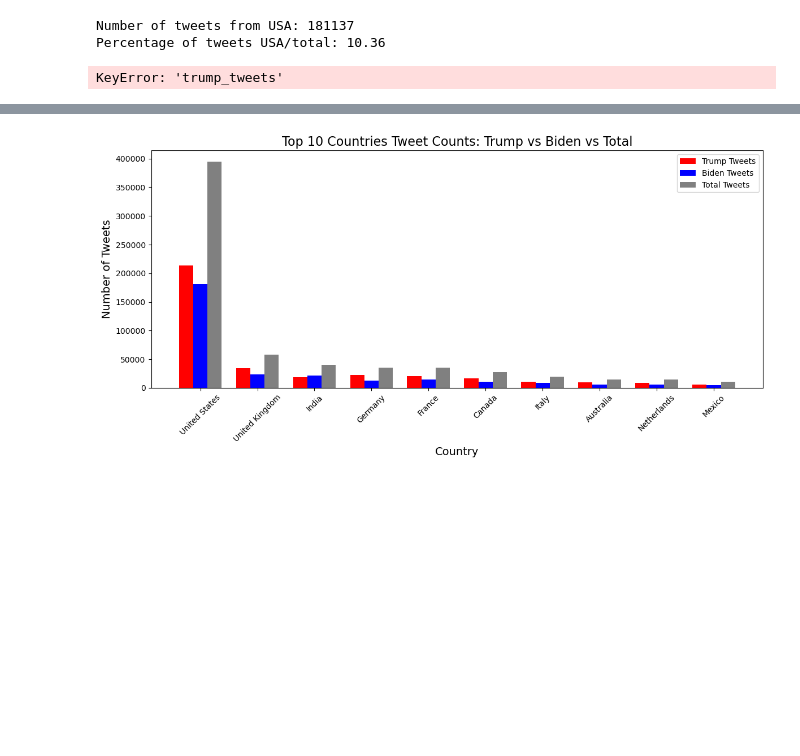
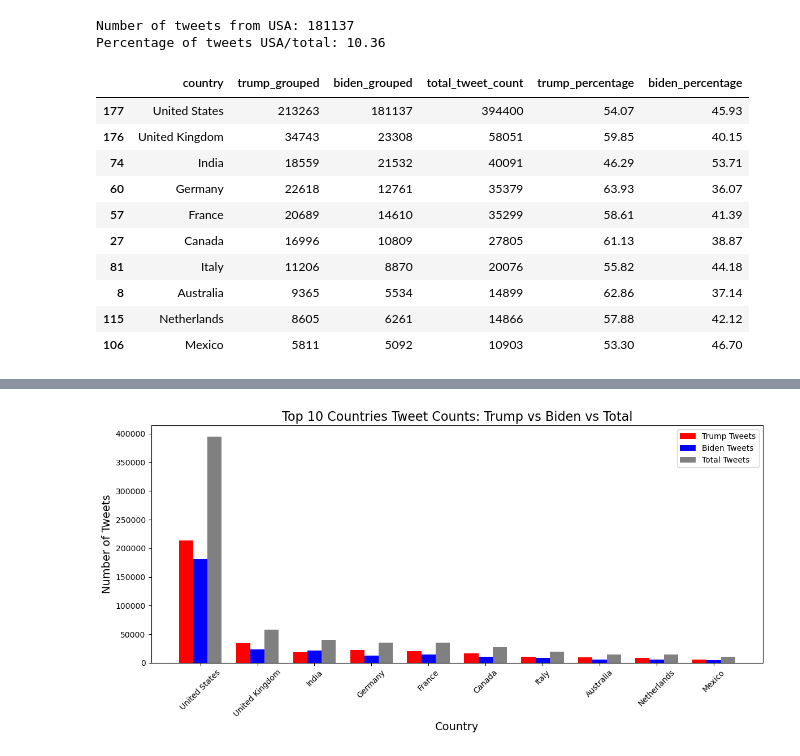
Before and after one commit to GulsahDurmaz/redi_fall2024_data_circle_twitter_project, a Jupyter notebook: Data_Circle_US_Election_2020_Tweets.ipynb, the cells around one changed output, grey strips where cells are left out. Cells and saved outputs as stored; diff of their text form; code cells hidden in the pictures; blank space fills up the shorter version.

```diff
--- a/Data_Circle_US_Election_2020_Tweets.ipynb
+++ b/Data_Circle_US_Election_2020_Tweets.ipynb
@@ -400,33 +400,43 @@ Percentage of tweets USA/total: 10.36
 # %%
 # Group by country and count tweets
 trump_grouped = trump_df.groupby('country')['tweet'].count().reset_index(name='trump_grouped')
 biden_grouped = biden_df.groupby('country')['tweet'].count().reset_index(name='biden_grouped')
 
 # Merge the grouped DataFrames on 'country'
 combined_df = pd.merge(trump_grouped, biden_grouped, on='country', how='outer')
 
 # Fill NaN values with 0
 combined_df.fillna(0, inplace=True)
 
 # Convert tweet counts to integers
 combined_df['trump_grouped'] = combined_df['trump_grouped'].astype(int)
 combined_df['biden_grouped'] = combined_df['biden_grouped'].astype(int)
 
 # Total counts
 combined_df['total_tweet_count'] = combined_df['trump_grouped'] + combined_df['biden_grouped']
 
-combined_df['trump_percentage'] = (combined_df['trump_grouped'] / combined_df['total_tweets'] * 100).round(2)
-combined_df['biden_percentage'] = (combined_df['biden_grouped'] / combined_df['total_tweets'] * 100).round(2)
+combined_df['trump_percentage'] = (combined_df['trump_grouped'] / combined_df['total_tweet_count'] * 100).round(2)
+combined_df['biden_percentage'] = (combined_df['biden_grouped'] / combined_df['total_tweet_count'] * 100).round(2)
 
-combined_df['usa_percentage_total'] = (combined_df['total_tweets'] / combined_df['total_tweets_overall'] * 100).round(2)
+#combined_df['usa_percentage_total'] = (combined_df['total_tweet_count'] / combined_df['total_tweets_overall'] * 100).round(2)
 
 # Sort and show the first 10 countries
 combined_df = combined_df.sort_values(by='total_tweet_count', ascending=False)
 
 # Display the combined DataFrame
 combined_df.head(10)
 # %% [output]
-KeyError: 'trump_tweets'
+|  | country | trump_grouped | biden_grouped | total_tweet_count | trump_percentage | biden_percentage |
+| 177 | United States | 213263 | 181137 | 394400 | 54.07 | 45.93 |
+| 176 | United Kingdom | 34743 | 23308 | 58051 | 59.85 | 40.15 |
+| 74 | India | 18559 | 21532 | 40091 | 46.29 | 53.71 |
+| 60 | Germany | 22618 | 12761 | 35379 | 63.93 | 36.07 |
+| 57 | France | 20689 | 14610 | 35299 | 58.61 | 41.39 |
+| 27 | Canada | 16996 | 10809 | 27805 | 61.13 | 38.87 |
+| 81 | Italy | 11206 | 8870 | 20076 | 55.82 | 44.18 |
+| 8 | Australia | 9365 | 5534 | 14899 | 62.86 | 37.14 |
+| 115 | Netherlands | 8605 | 6261 | 14866 | 57.88 | 42.12 |
+| 106 | Mexico | 5811 | 5092 | 10903 | 53.30 | 46.70 |
 # %%
 # Function to get ISO Alpha-3 country code
 def get_country_code(country_name):
```
Also changed, not shown: parts of 11 cells of this notebook, 12 other files.
